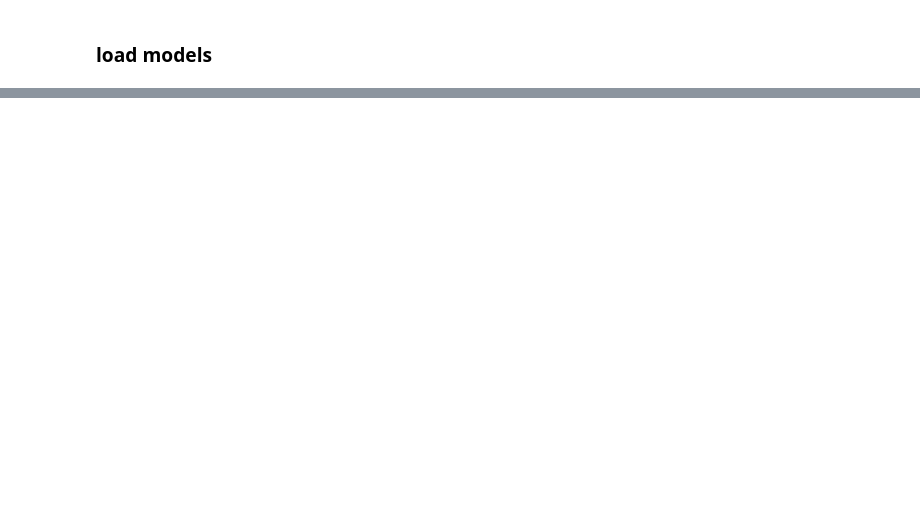
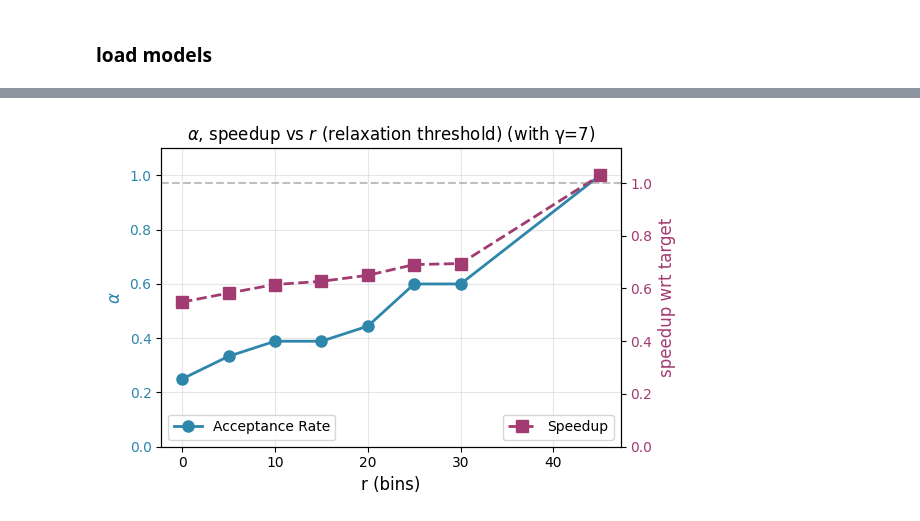
Before and after one commit to TheAyos/openvla-mini-specdec, a Jupyter notebook: experiments/specdec/benchmark_specdec_throughput.ipynb, the cells around one changed output, grey strips where cells are left out. Drawn from its saved outputs; the diff is of its cells as text; code cells hidden in the pictures; blank space fills up the shorter version.

```diff
--- a/experiments/specdec/benchmark_specdec_throughput.ipynb
+++ b/experiments/specdec/benchmark_specdec_throughput.ipynb
@@ -80,11 +73,12 @@ class BenchmarkConfig:
     # Speculative decoding parameters
     gamma: int = 7
     temperature: float = 0.0
+    relaxed_acceptance_r: int = 7
 
     # Benchmark parameters
     task_suite_name: str = "libero_90"
     task_id: int = 0
-    num_iterations: int = 1
+    num_iterations: int = 10
     warmup_iterations: int = 3
     seed: int = 42
 
@@ -103,7 +97,6 @@ print("=" * 80)
 
 set_seed_everywhere(cfg.seed)
 
-# Create config objects for model loading
 class TargetConfig:
     def __init__(self, c):
         self.pretrained_checkpoint = c.target_checkpoint
@@ -933,7 +932,7 @@ class VLASpeculativeDecoderBatchedLM:
 #     prepare_image,
 # )
 # FIXME: when temperature=0.0, current implementation uses 0.01...
-cfg.gamma = 8
+cfg.gamma = 7
 
 # Create speculative decoder
 print("\n[3/4] Creating speculative decoder...")
@@ -944,7 +943,7 @@ specdec_decoder = VLASpeculativeDecoderBatchedLM(
     target_processor=target_processor,
     gamma=cfg.gamma,
     temperature=cfg.temperature,
-    relaxed_acceptance_r=7,  # Relaxed acceptance with r=7 bins
+    relaxed_acceptance_r=cfg.relaxed_acceptance_r,  # Relaxed acceptance with r=7 bins
 )
 
 # Prepare PIL image for specdec
@@ -1004,7 +1003,7 @@ def compute_statistics():
     print(f"  Mean time: {draft_mean*1000:.2f} ± {draft_std*1000:.2f} ms")
     print(f"  Throughput: {1/draft_mean:.2f} Hz")
 
-    print(f"\nSPECULATIVE DECODING (gamma={cfg.gamma}):")
+    print(f"\nSPECULATIVE DECODING (gamma={cfg.gamma}, r={cfg.relaxed_acceptance_r}):")
     print(f"  Mean time: {specdec_mean*1000:.2f} ± {specdec_std*1000:.2f} ms")
     print(f"  Throughput: {1/specdec_mean:.2f} Hz")
     print(f"  Acceptance rate: {np.mean(specdec_acceptance_rates):.2%} ± {np.std(specdec_acceptance_rates):.2%}")
@@ -1246,0 +1172,78 @@ Plots saved:
+# %%
+# # Plot acceptance rate vs relaxation threshold
+# plt.figure(figsize=(6, 4))
+# plt.plot(relaxation_thresholds, [r * 100 for r in acceptance_rates],
+#          marker='o', linewidth=2, markersize=8, color='#2E86AB')
+# plt.xlabel('r (bins)', fontsize=12)
+# plt.ylabel(r'$\alpha$', fontsize=12)
+# plt.title(r'$\alpha$ vs $r$ (relaxation threshold)', fontsize=12)
+# plt.grid(True, alpha=0.3)
+# plt.ylim(0, 105)
+# plt.tight_layout()
+# plt.savefig('acceptance_rate_vs_threshold.png', dpi=300, bbox_inches='tight')
+# plt.show()
+
+# Plot acceptance rate vs relaxation threshold
+fig, ax1 = plt.subplots(figsize=(6, 4))
+
+color1 = '#2E86AB'
+ax1.set_xlabel('r (bins)', fontsize=12)
+ax1.set_ylabel(r'$\alpha$', fontsize=12, color=color1)
+ax1.plot(relaxation_thresholds, acceptance_rates,
+         marker='o', linewidth=2, markersize=8, color=color1, label='Acceptance Rate')
+ax1.tick_params(axis='y', labelcolor=color1)
+ax1.grid(True, alpha=0.3)
+ax1.set_ylim(0, max(acceptance_rates) * 1.1)
+ax1.legend(loc='lower left')
+
+# Add speedup on secondary y-axis
+ax2 = ax1.twinx()
+color2 = '#A23B72'
+ax2.set_ylabel('speedup wrt target', fontsize=12, color=color2)
+ax2.plot(relaxation_thresholds, speedups_r, marker='s', linewidth=2, markersize=8,
+         color=color2, linestyle='--', label='Speedup')
+ax2.tick_params(axis='y', labelcolor=color2)
+ax2.axhline(y=1.0, color='gray', linestyle='--', alpha=0.5)
+ax2.set_ylim(0.0, max(speedups_r) * 1.1)
+ax2.legend(loc='lower right')
+
+plt.title(r'$\alpha$, speedup vs $r$ (relaxation threshold)' + f' (with γ={cfg.gamma})', fontsize=12)  # MODIFY
+fig.tight_layout()  # MODIFY
+plt.savefig('acceptance_rate_vs_threshold.png', dpi=300, bbox_inches='tight')
+plt.show()
+
+# Plot speedup vs gamma
+fig, ax1 = plt.subplots(figsize=(6, 4))
+
+color1 = '#A23B72'
+ax1.set_xlabel(r'$\gamma$ (draft tokens per round)', fontsize=12)
+ax1.set_ylabel('speedup', fontsize=12, color=color1)
+ax1.plot(gamma_values, speedups, marker='o', linewidth=2, markersize=8,
+         color=color1, label='Speedup')
+ax1.tick_params(axis='y', labelcolor=color1)
+ax1.axhline(y=1.0, color='gray', linestyle='--', alpha=0.5, label='Baseline (no speedup)')
+ax1.grid(True, alpha=0.3)
+ax1.set_xticks(gamma_values)
+ax1.set_ylim(0.0, max(speedups) * 1.1)
+ax1.legend(loc='lower right')
+
+# acceptance rate on secondary y-axis
+ax2 = ax1.twinx()
+color2 = '#F18F01'
+ax2.set_ylabel(r'$\alpha$', fontsize=12, color=color2)
+ax2.plot(gamma_values[1:], acceptance_rates_gamma[1:],
+         marker='s', linewidth=2, markersize=8, color=color2,
+         linestyle='--', label='Acceptance Rate')
+ax2.tick_params(axis='y', labelcolor=color2)
+ax2.set_ylim(0, max(acceptance_rates_gamma[1:]) * 1.1)
+ax2.legend(loc='lower left')
+plt.title(r'speedup, $\alpha$ vs $\gamma$' + f' (with r={cfg.relaxed_acceptance_r})', fontsize=12)
+fig.tight_layout()
+plt.savefig('speedup_vs_gamma.png', dpi=300, bbox_inches='tight')
+plt.show()
+
+print("Plots saved:")
+print("  - acceptance_rate_vs_threshold.png")
+print("  - speedup_vs_gamma.png")
+# %% [output]
+[figure, added]
```
Also changed, not shown: parts of 15 cells of this notebook, 6 other files.
